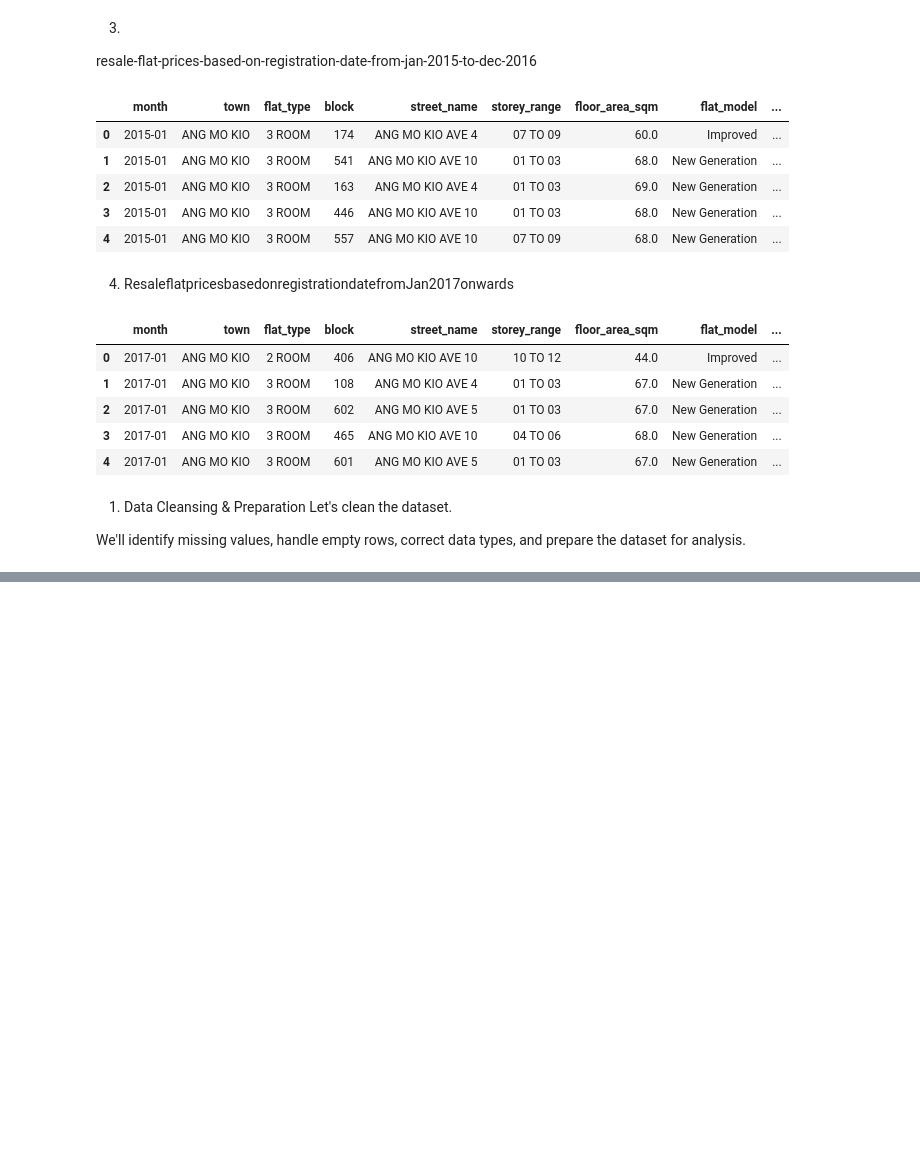
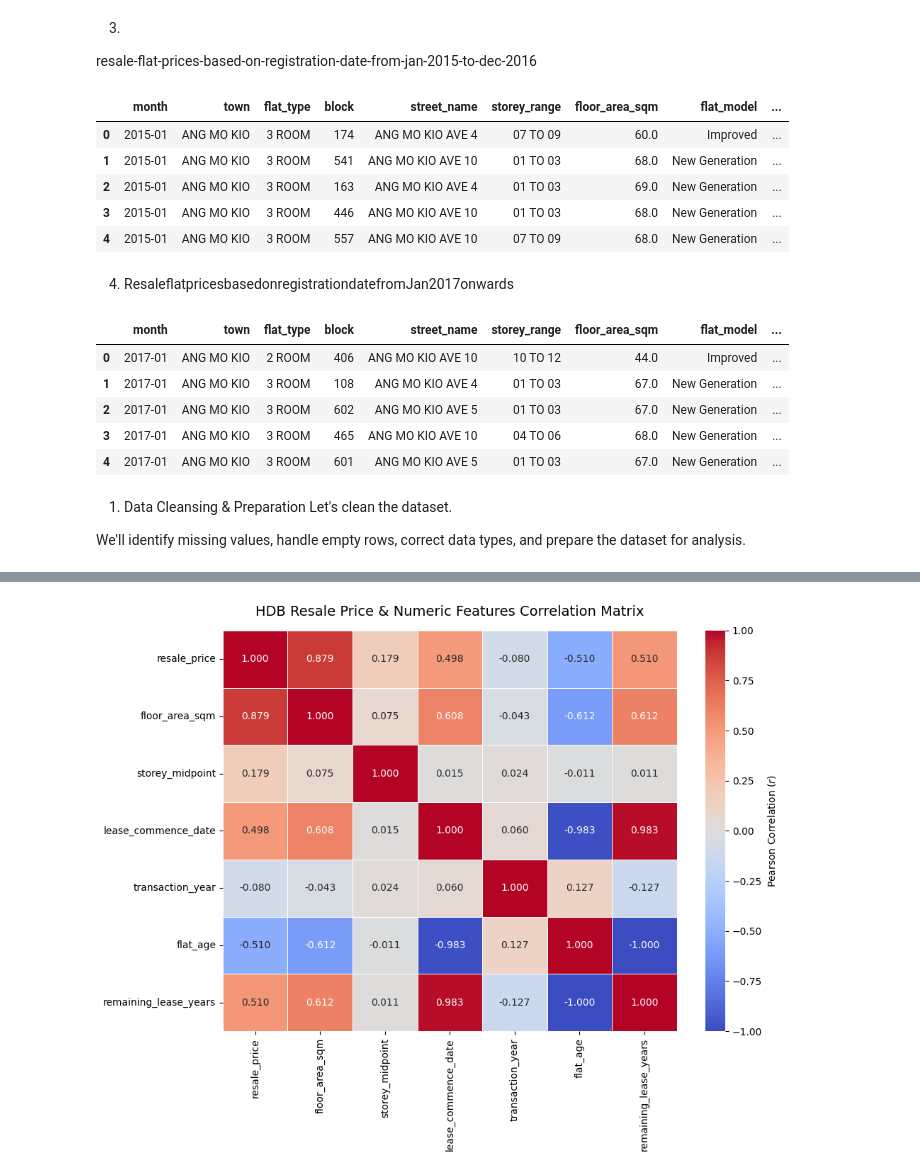
Before and after one commit to Rafeek-Data/Rafeek-Ahamed_Capstone-Project, a Jupyter notebook: Rafeek_Colab_Capstone.ipynb, the cells around one changed output, grey strips where cells are left out. Saved outputs shown, nothing was run; the diff lists cells and outputs as text; code cells hidden in the pictures; blank space fills up the shorter version.

```diff
--- a/Rafeek_Colab_Capstone.ipynb
+++ b/Rafeek_Colab_Capstone.ipynb
@@ -272,0 +191,87 @@ Preview:
+# %%
+import os
+import glob
+import pandas as pd
+import numpy as np
+import matplotlib.pyplot as plt
+import seaborn as sns
+
+# 1. Load and combine all HDB resale CSV datasets in current workspace / Colab
+csv_files = sorted(glob.glob("*.csv"))
+dfs = []
+
+cols_to_use = [
+    'month', 'town', 'flat_type', 'block', 'street_name',
+    'storey_range', 'floor_area_sqm', 'flat_model',
+    'lease_commence_date', 'resale_price'
+]
+
+for file in csv_files:
+    # Handle files without explicit headers if necessary
+    temp_df = pd.read_csv(file)
+    if 'month' not in temp_df.columns:
+        temp_df = pd.read_csv(file, names=cols_to_use, header=None)
+    else:
+        temp_df = temp_df[cols_to_use]
+    dfs.append(temp_df)
+
+df = pd.concat(dfs, ignore_index=True)
+
+# 2. Data Preprocessing & Numeric Feature Engineering
+df['resale_price'] = pd.to_numeric(df['resale_price'], errors='coerce')
+df['floor_area_sqm'] = pd.to_numeric(df['floor_area_sqm'], errors='coerce')
+df['lease_commence_date'] = pd.to_numeric(df['lease_commence_date'], errors='coerce')
+
+# Extract transaction year and month from 'YYYY-MM'
+df['transaction_year'] = df['month'].apply(lambda x: int(str(x).split('-')[0]) if pd.notnull(x) else np.nan)
+df['transaction_month'] = df['month'].apply(lambda x: int(str(x).split('-')[1]) if pd.notnull(x) else np.nan)
+
+# Derive flat age and remaining lease at time of sale
+df['flat_age'] = df['transaction_year'] - df['lease_commence_date']
+df['remaining_lease_years'] = 99 - df['flat_age']
+
+# Convert storey_range (e.g., '07 TO 09') into a numeric midpoint (e.g., 8.0)
+def extract_storey_midpoint(s):
+    try:
+        parts = str(s).upper().split(' TO ')
+        if len(parts) == 2:
+            return (float(parts[0]) + float(parts[1])) / 2.0
+    except:
+        pass
+    return np.nan
+
+df['storey_midpoint'] = df['storey_range'].apply(extract_storey_midpoint)
+
+# 3. Select Numeric Columns for Correlation Analysis
+numeric_cols = [
+    'resale_price',
+    'floor_area_sqm',
+    'storey_midpoint',
+    'lease_commence_date',
+    'transaction_year',
+    'flat_age',
+    'remaining_lease_years'
+]
+
+corr_matrix = df[numeric_cols].corr()
+
+# 4. Display Correlations Relative to Sales (resale_price)
+print("Correlation coefficients with respect to resale_price (Sales):")
+print(corr_matrix['resale_price'].sort_values(ascending=False).to_string())
+
+# 5. Visualize Correlation Matrix Heatmap
+plt.figure(figsize=(10, 8))
+sns.heatmap(
+    corr_matrix,
+    annot=True,
+    fmt=".3f",
+    cmap="coolwarm",
+    vmin=-1,
+    vmax=1,
+    linewidths=0.5,
+    cbar_kws={'label': 'Pearson Correlation ($r$)'}
+)
+plt.title("HDB Resale Price & Numeric Features Correlation Matrix", fontsize=14, pad=15)
+plt.tight_layout()
+plt.show()
+# %% [output]
@@ -272,0 +286 @@ Preview:
+[figure, added]
```
Also changed, not shown: parts of 5 cells of this notebook.
